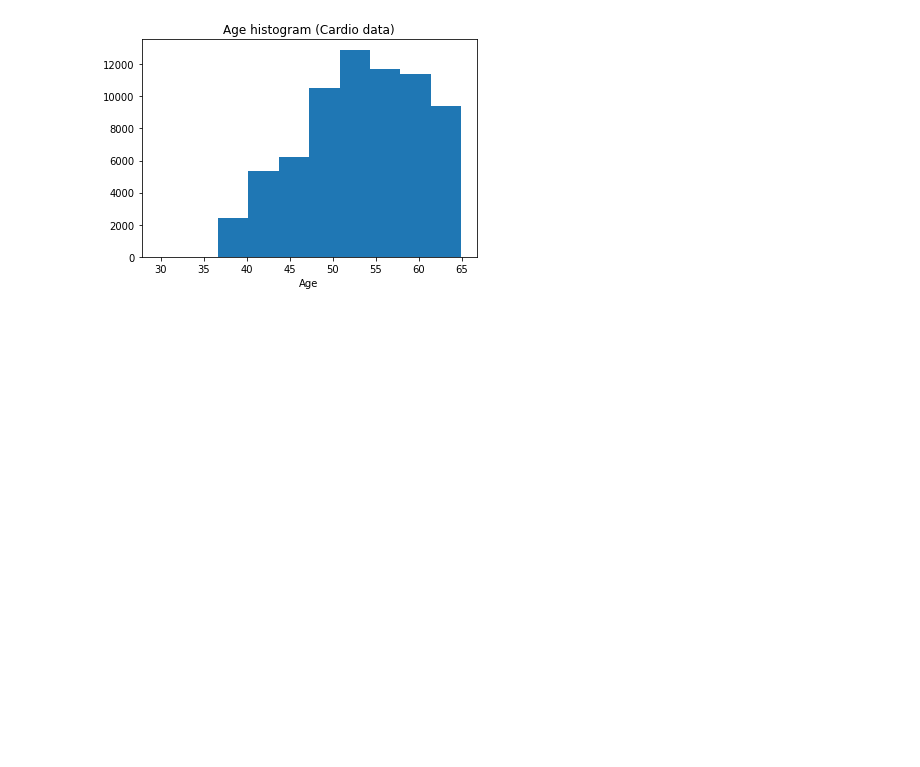
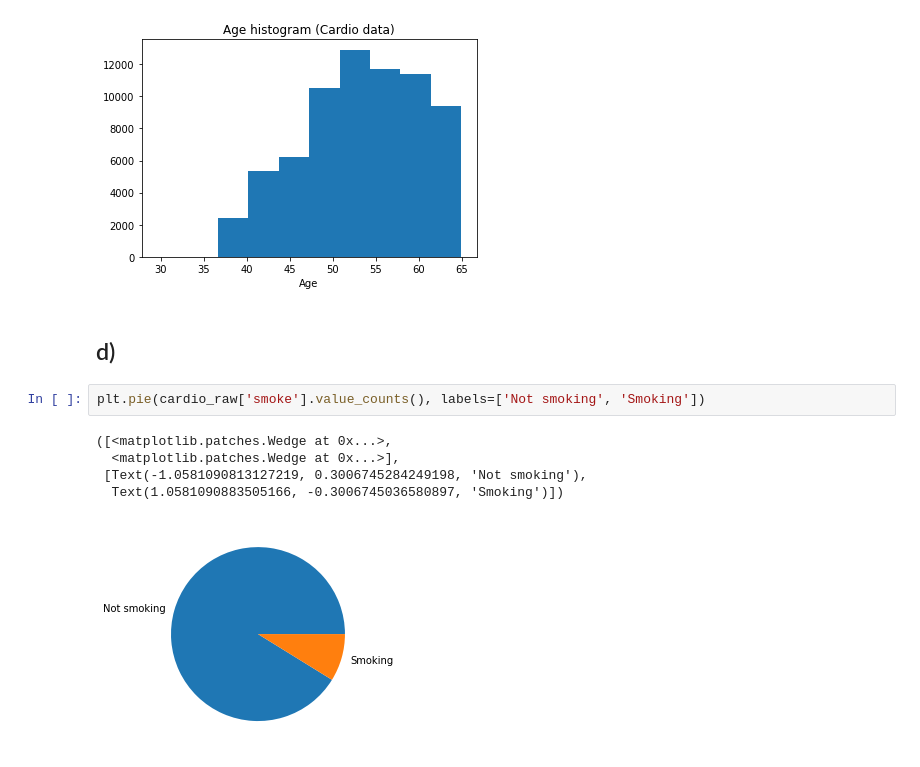
Before and after one commit to felix-tjernberg/machine-learning, a Jupyter notebook: lab/2-0-eda.ipynb, the cells around one changed output. Saved outputs shown, nothing was run; the diff lists cells and outputs as text; blank space fills up the shorter version.

```diff
--- a/lab/2-0-eda.ipynb
+++ b/lab/2-0-eda.ipynb
@@ -89,3 +89,13 @@ plt.xlabel('Age')
 plt.hist(cardio_age_in_years, label='Age histogram');
 # %% [output]
 [figure]
+# %% [markdown]
+## d)
+# %%
+plt.pie(cardio_raw['smoke'].value_counts(), labels=['Not smoking', 'Smoking'])
+# %% [output]
+([<matplotlib.patches.Wedge at 0x...>,
+  <matplotlib.patches.Wedge at 0x...>],
+ [Text(-1.0581090813127219, 0.3006745284249198, 'Not smoking'),
+  Text(1.0581090883505166, -0.3006745036580897, 'Smoking')])
+[figure, added]
```
